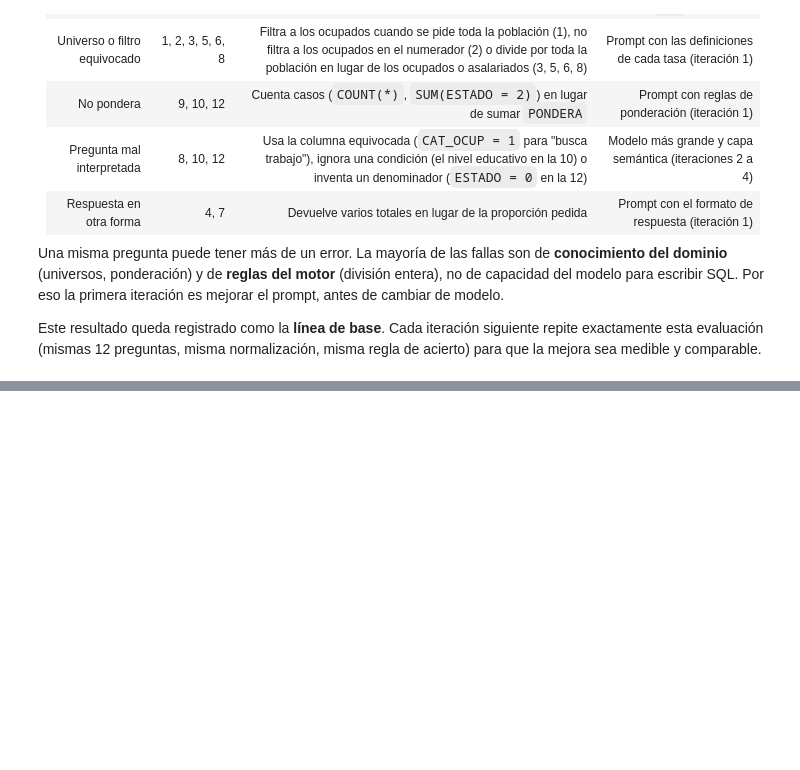
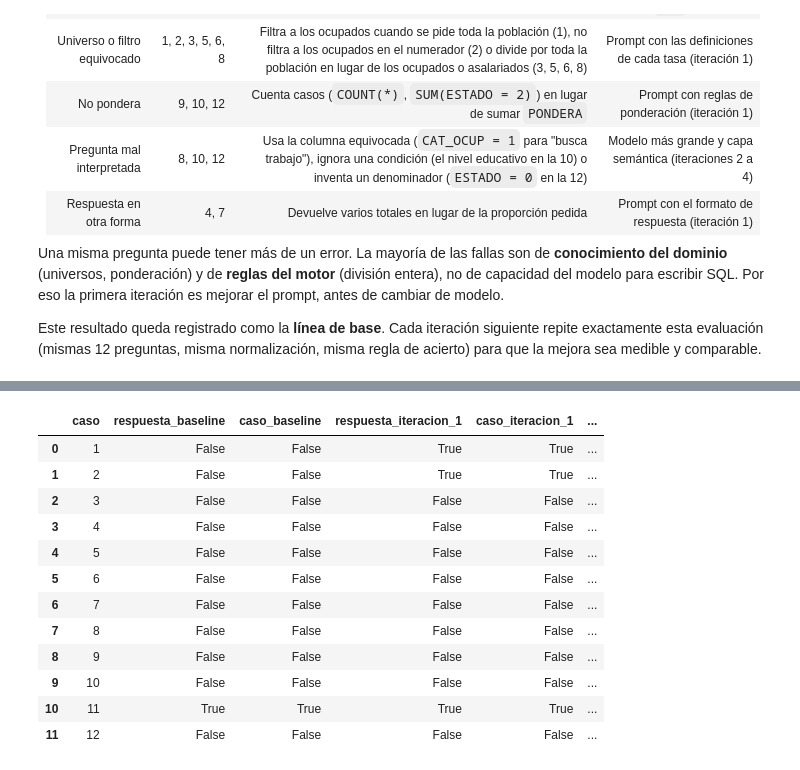
Before and after one commit to d-montenegro/eph-agente, a Jupyter notebook: notebooks/eph_1t2026_sqlite.ipynb, the cells around one changed output, grey strips where cells are left out. Saved outputs shown, nothing was run; the diff lists cells and outputs as text; code cells hidden in the pictures; blank space fills up the shorter version.

Commit message:
agregado iteracion 1, iteracion 2, iteracion 3

```diff
--- a/notebooks/eph_1t2026_sqlite.ipynb
+++ b/notebooks/eph_1t2026_sqlite.ipynb
@@ -1124,0 +1563,5 @@ Este resultado queda registrado como la **línea de base**. Cada iteración sigu
+# %%
+evaluacion_iteracion_1 = evaluar_experimento(
+    generar_iteracion_1,
+    "I1_prompt_enriquecido"
+)
@@ -1124,0 +1901,5 @@ Este resultado queda registrado como la **línea de base**. Cada iteración sigu
+# %%
+evaluacion_iteracion_2 = evaluar_experimento(
+    generar_iteracion_2,
+    "I2_plantillas_numerador_denominador"
+)
@@ -1124,0 +1918,44 @@ Este resultado queda registrado como la **línea de base**. Cada iteración sigu
+# %%
+comparacion_tres_iteraciones = (
+    evaluacion_baseline[
+        ["caso", "respuesta_correcta", "caso_aprobado"]
+    ]
+    .rename(columns={
+        "respuesta_correcta": "respuesta_baseline",
+        "caso_aprobado": "caso_baseline",
+    })
+    .merge(
+        evaluacion_iteracion_1[
+            ["caso", "respuesta_correcta", "caso_aprobado"]
+        ].rename(columns={
+            "respuesta_correcta": "respuesta_iteracion_1",
+            "caso_aprobado": "caso_iteracion_1",
+        }),
+        on="caso",
+    )
+    .merge(
+        evaluacion_iteracion_2[
+            ["caso", "respuesta_correcta", "caso_aprobado"]
+        ].rename(columns={
+            "respuesta_correcta": "respuesta_iteracion_2",
+            "caso_aprobado": "caso_iteracion_2",
+        }),
+        on="caso",
+    )
+)
+
+comparacion_tres_iteraciones
+# %% [output]
+|  | caso | respuesta_baseline | caso_baseline | respuesta_iteracion_1 | caso_iteracion_1 | ... |
+| 0 | 1 | False | False | True | True | ... |
+| 1 | 2 | False | False | True | True | ... |
+| 2 | 3 | False | False | False | False | ... |
+| 3 | 4 | False | False | False | False | ... |
+| 4 | 5 | False | False | False | False | ... |
+| 5 | 6 | False | False | False | False | ... |
+| 6 | 7 | False | False | False | False | ... |
+| 7 | 8 | False | False | False | False | ... |
+| 8 | 9 | False | False | False | False | ... |
+| 9 | 10 | False | False | False | False | ... |
+| 10 | 11 | True | True | True | True | ... |
+| 11 | 12 | False | False | False | False | ... |
```
Also changed, not shown: parts of 46 cells of this notebook.
